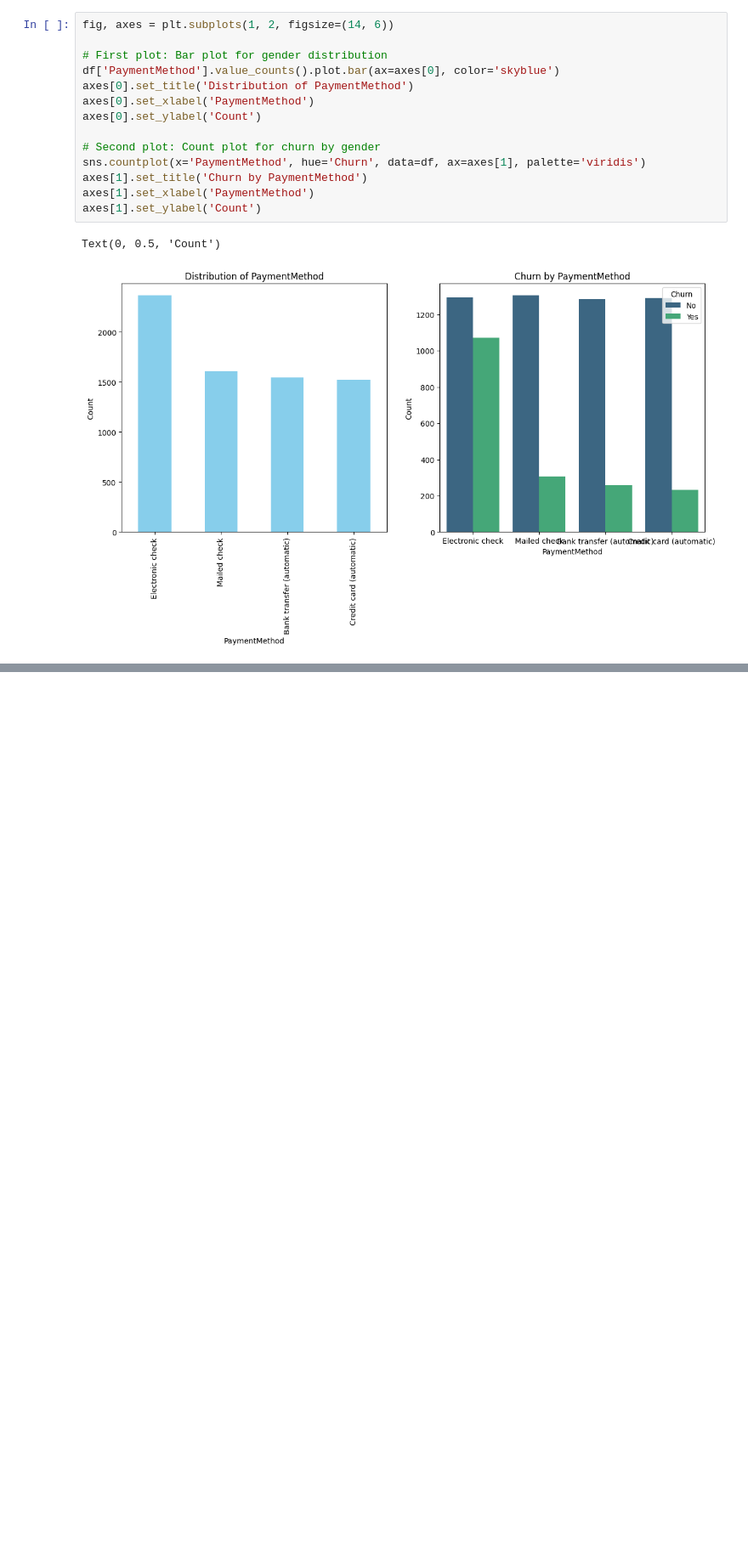
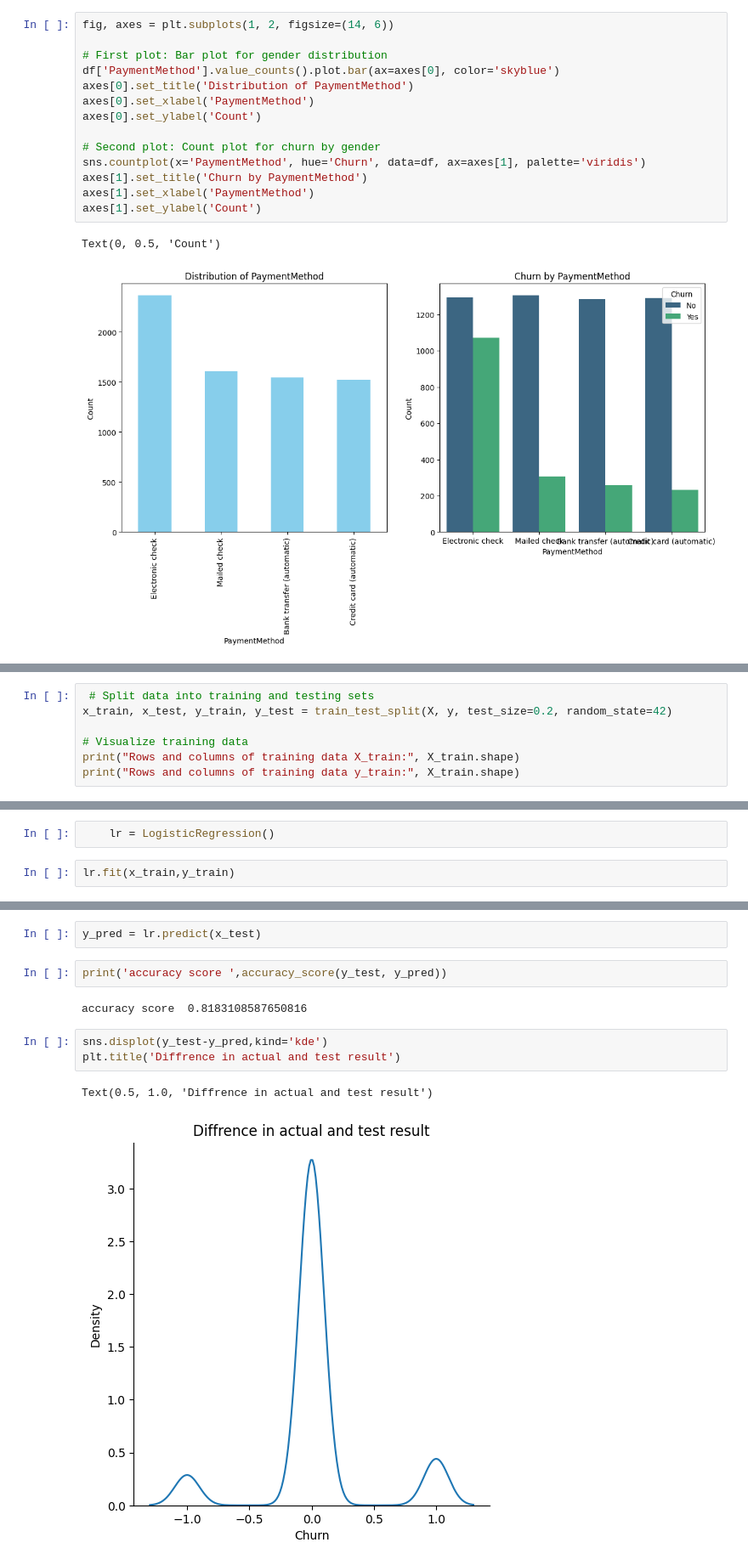
Before and after one commit to codeByGaurish/ml-usecase, a Jupyter notebook: ml_usecase_telco.ipynb, the cells around one changed output, grey strips where cells are left out. Shown at 85% size. Drawn from its saved outputs; the diff is of its cells as text; blank space fills up the shorter version.

Commit message:
logistic regression imlemented

```diff
--- a/ml_usecase_telco.ipynb
+++ b/ml_usecase_telco.ipynb
@@ -828,0 +676,7 @@ Text(0, 0.5, 'Count')
+# %%
+ # Split data into training and testing sets
+x_train, x_test, y_train, y_test = train_test_split(X, y, test_size=0.2, random_state=42)
+
+# Visualize training data
+print("Rows and columns of training data X_train:", X_train.shape)
+print("Rows and columns of training data y_train:", X_train.shape)
@@ -828,0 +686,4 @@ Text(0, 0.5, 'Count')
+# %%
+    lr = LogisticRegression()
+# %%
+lr.fit(x_train,y_train)
@@ -828,0 +699,12 @@ Text(0, 0.5, 'Count')
+# %%
+y_pred = lr.predict(x_test)
+# %%
+print('accuracy score ',accuracy_score(y_test, y_pred))
+# %% [output]
+accuracy score  0.8183108587650816
+# %%
+sns.displot(y_test-y_pred,kind='kde')
+plt.title('Diffrence in actual and test result')
+# %% [output]
+Text(0.5, 1.0, 'Diffrence in actual and test result')
+[figure, added]
```
Also changed, not shown: parts of 75 cells of this notebook.
